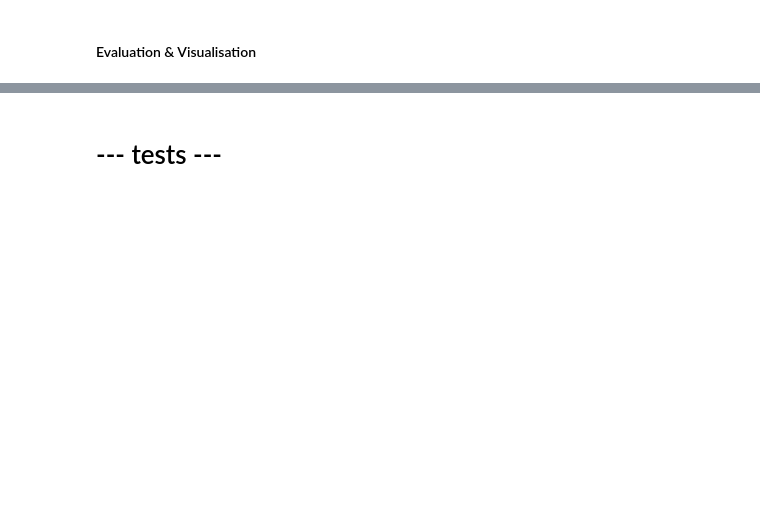
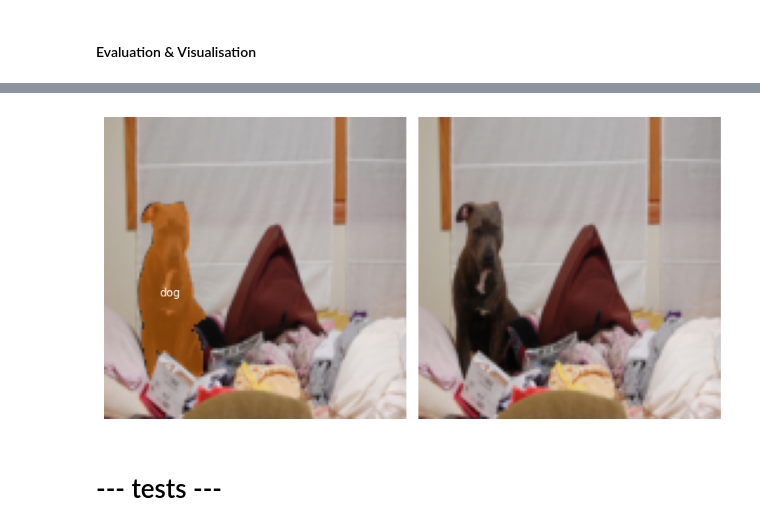
Before and after one commit to Dnewe/ProjetAIIP, a Jupyter notebook: pipeline.ipynb, the cells around one changed output, grey strips where cells are left out. Saved outputs shown, nothing was run; the diff lists cells and outputs as text; code cells hidden in the pictures; blank space fills up the shorter version.

```diff
--- a/pipeline.ipynb
+++ b/pipeline.ipynb
@@ -616,17 +769,20 @@ run_lvis_eval(best_model, val_loader, lvis_gt_val, cat_ids, device, iou_type="se
 # %%
 ### visualization
 IMAGES_TO_SHOW = 5
 PRED_THRESH = 0.8
 
-label_to_name = {k: lvis_gt_val.load_cats([v])[0]['name'] for k, v in val_loader.dataset.dataset.label_to_cat_id.items()}
+label_to_name = {k: lvis_gt_val.load_cats([v])[0]['name'] for k, v in
+                 val_loader.dataset.dataset.label_to_cat_id.items()}
 
 images, targets = next(iter(val_loader))
 images = [img.to(device) for img in images]
 best_model.eval()
 with torch.no_grad():
     preds = best_model(images)
 for i in range(min(IMAGES_TO_SHOW, len(images))):
     plot_images_with_anns(images[i], targets[i], preds[i], label_to_name, PRED_THRESH)
+# %% [output]
+[figure, added]
 # %% [markdown]
 # --- tests ---
 # %%
```
Also changed, not shown: parts of 18 cells of this notebook.
